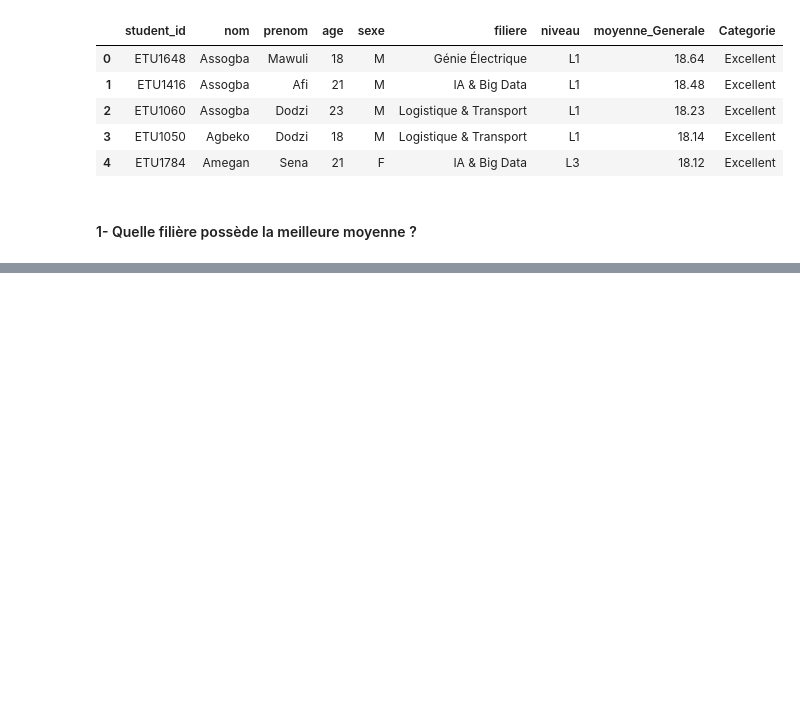
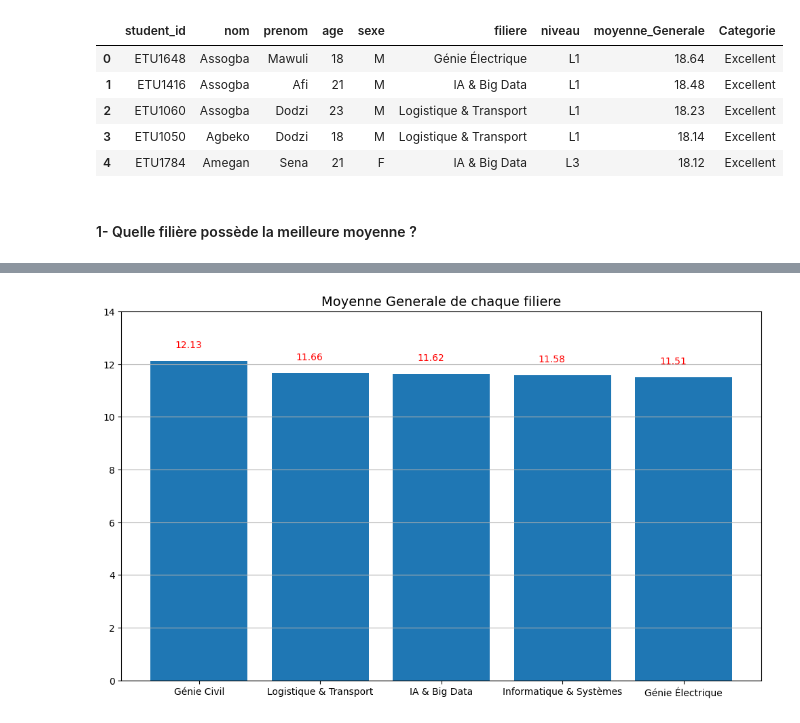
Before and after one commit to SAKPANI/Formation-Data_Science-et-Machine-Learning, a Jupyter notebook: PROJETS/Projet_Final_Matplotlib_Seaborn_Consignes/Visualisation.ipynb, the cells around one changed output, grey strips where cells are left out. Cells and saved outputs as stored; diff of their text form; code cells hidden in the pictures; blank space fills up the shorter version.

```diff
--- a/PROJETS/Projet_Final_Matplotlib_Seaborn_Consignes/Visualisation.ipynb
+++ b/PROJETS/Projet_Final_Matplotlib_Seaborn_Consignes/Visualisation.ipynb
@@ -491,3 +483,7 @@ data.head()
 | 4 | ETU1784 | Amegan | Sena | 21 | F | IA & Big Data | L3 | 18.12 | Excellent |
 # %% [markdown]
 #### 1- Quelle filière possède la meilleure moyenne ?
+# %%
+moy_filiere = round(data.groupby("filiere")["moyenne_Generale"].mean(), 2)
+moy_filiere = moy_filiere.reset_index()
+moy_filiere
@@ -493,0 +497,17 @@ data.head()
+# %%
+ax = plt.figure(figsize =(10, 6))
+moy_filiere_ord = moy_filiere.sort_values("moyenne_Generale", ascending = False)
+plt.bar(moy_filiere_ord["filiere"], moy_filiere_ord["moyenne_Generale"])
+plt.tight_layout()
+plt.ylim(0, 14)
+plt.grid(axis = "y")
+plt.title("Moyenne Generale de chaque filiere", size =14)
+
+liste = moy_filiere_ord["moyenne_Generale"].tolist()
+for i in range(len(liste)):
+    plt.text(i- 0.2, liste[i]+0.5, liste[i], c = "red")
+
+plt.xticks(rotation = 0)
+plt.show()
+# %% [output]
+[figure, added]
```
Also changed, not shown: parts of 7 cells of this notebook, 1 other file.
